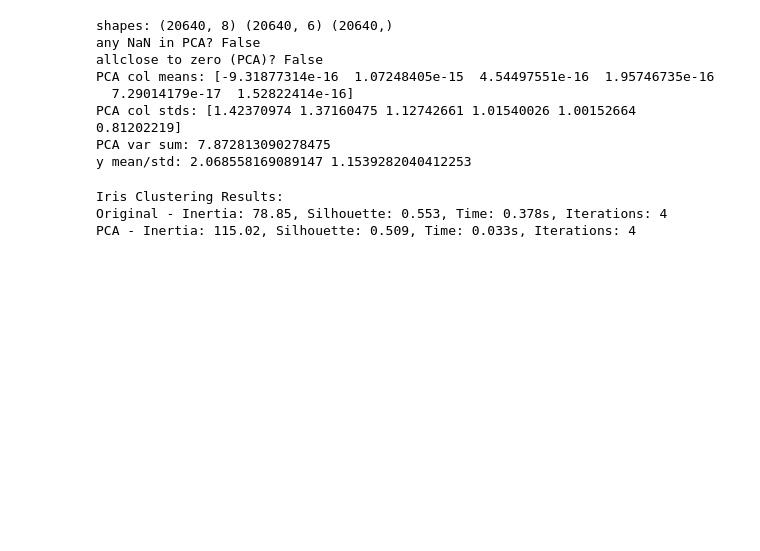
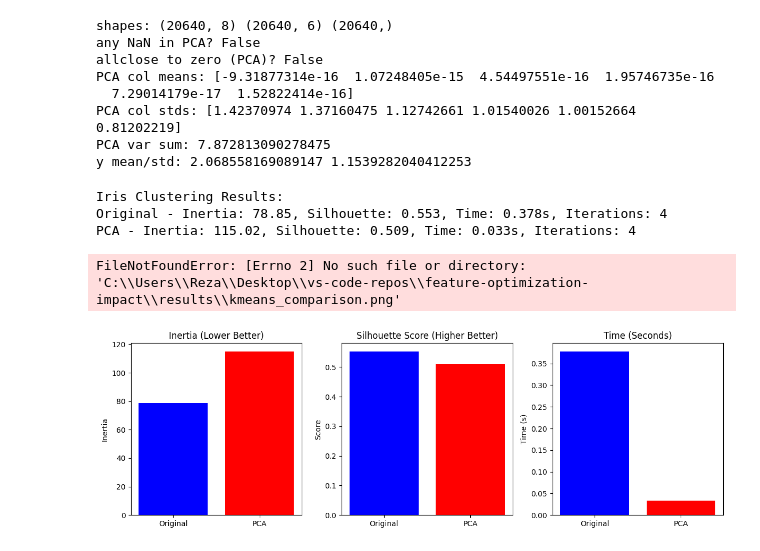
Before and after one commit to Rezarsa82/feature-optimization-impact, a Jupyter notebook: feature_optimization.ipynb, the cells around one changed output. Saved outputs shown, nothing was run; the diff lists cells and outputs as text; code cells hidden in the pictures; blank space fills up the shorter version.

Commit message:
visualizing

```diff
--- a/feature_optimization.ipynb
+++ b/feature_optimization.ipynb
@@ -465,3 +465,32 @@ print(f"PCA - Inertia: {iris_results['PCA']['inertia']:.2f}, Silhouette: {iris_r
 Iris Clustering Results:
 Original - Inertia: 78.85, Silhouette: 0.553, Time: 0.378s, Iterations: 4
 PCA - Inertia: 115.02, Silhouette: 0.509, Time: 0.033s, Iterations: 4
+# %%
+methods = ['Original', 'PCA']
+inertia = [78.85, 115.02]
+silhouette = [0.553, 0.509]
+times = [0.378, 0.033]
+
+plt.figure(figsize=(12, 4))
+
+plt.subplot(1, 3, 1)
+plt.bar(methods, inertia, color=['blue', 'red'])
+plt.title('Inertia (Lower Better)')
+plt.ylabel('Inertia')
+
+plt.subplot(1, 3, 2)
+plt.bar(methods, silhouette, color=['blue', 'red'])
+plt.title('Silhouette Score (Higher Better)')
+plt.ylabel('Score')
+
+plt.subplot(1, 3, 3)
+plt.bar(methods, times, color=['blue', 'red'])
+plt.title('Time (Seconds)')
+plt.ylabel('Time (s)')
+
+plt.tight_layout()
+plt.savefig('results/kmeans_comparison.png', dpi=300, bbox_inches='tight')
+plt.show()
+# %% [output]
+FileNotFoundError: [Errno 2] No such file or directory: 'C:\\Users\\Reza\\Desktop\\vs-code-repos\\feature-optimization-impact\\results\\kmeans_comparison.png'
+[figure, added]
```
